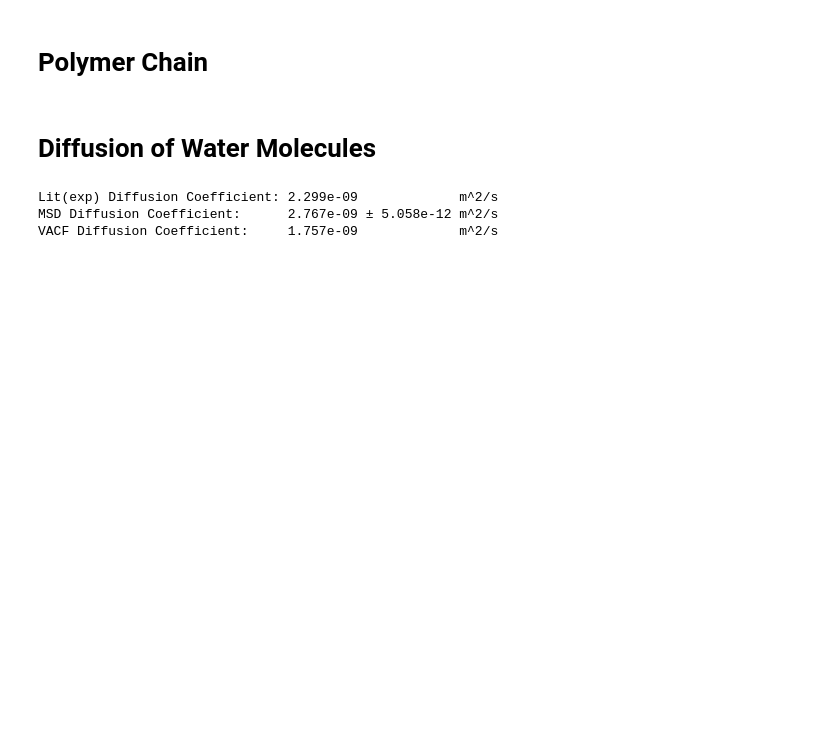
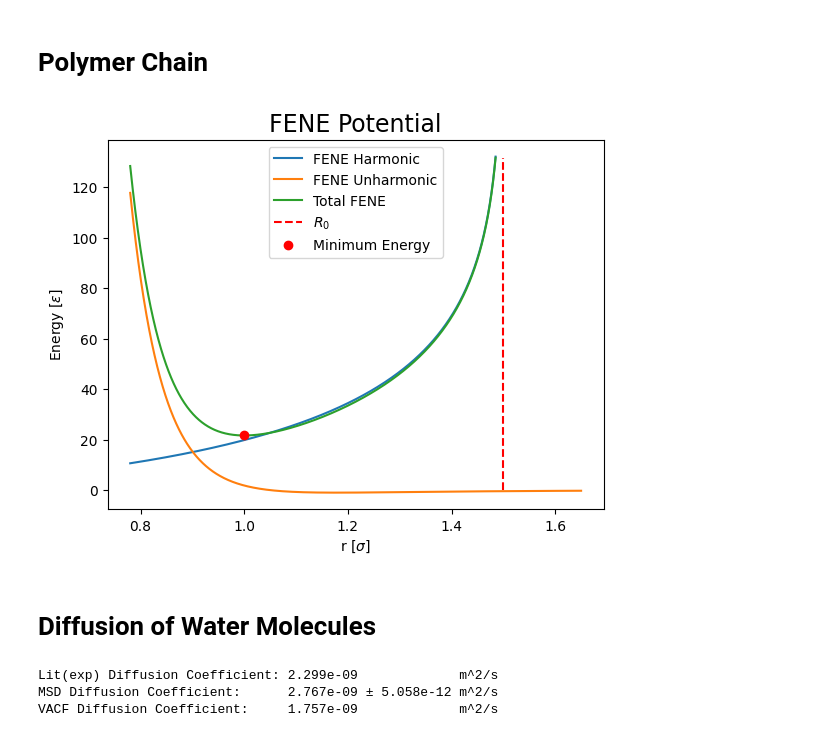
Before and after one commit to YehonathanBarda/Advenced_PhyChemLab2, a Jupyter notebook: MD/MD_run.ipynb, the cells around one changed output. Saved outputs shown, nothing was run; the diff lists cells and outputs as text; code cells hidden in the pictures; blank space fills up the shorter version.

```diff
--- a/MD/MD_run.ipynb
+++ b/MD/MD_run.ipynb
@@ -221,5 +220,34 @@ plt.show()
 # %% [markdown]
 # Polymer Chain
+# %%
+def FENE_harmonic(r,R0,k):
+    return -0.5 * k * R0**2 * np.log(1 - (r/R0)**2)
+
+def FENE_unharmonic(r,epsilon, sigma_F):
+    return 4 * epsilon * ((sigma_F / r)**12 - (sigma_F / r)**6)
+
+def FENE(r,R0,k,epsilon, sigma_F):
+    return FENE_harmonic(r,R0,k) + FENE_unharmonic(r,epsilon, sigma_F)
+
+k, R0, epsilon, sigma_F = 30, 1.5, 1, 1.05
+r_show = np.linspace(0.78,0.99*R0, 1000)
+r_show2 = np.linspace(0.78,1.1*R0, 1000)
+
+V_FENE_harmonic = FENE_harmonic(r_show,R0,k)
+V_FENE_unharmonic =FENE_unharmonic(r_show2,epsilon, sigma_F)
+V_FENE_total = FENE(r_show,R0,k,epsilon, sigma_F)
+plt.plot(r_show, V_FENE_harmonic, label='FENE Harmonic')
+plt.plot(r_show2, V_FENE_unharmonic, label='FENE Unharmonic')
+plt.plot(r_show, V_FENE_total, label='Total FENE')
+plt.vlines(R0, 0, max(V_FENE_total), colors='r', linestyles='dashed', label=r'$R_{0}$')
+plt.plot(1, FENE(1,R0,k,epsilon, sigma_F), 'ro', label='Minimum Energy')
+plt.xlabel(r'r $\left[\sigma \right]$')
+plt.ylabel(r'Energy $\left[\epsilon \right]$')
+plt.title('FENE Potential', fontsize=17)
+plt.legend(loc='best')
+plt.show()
+# %% [output]
+[figure, added]
 # %% [markdown]
 # Diffusion of Water Molecules
 # %%
```
Also changed, not shown: parts of 5 cells of this notebook, 10 other files.
